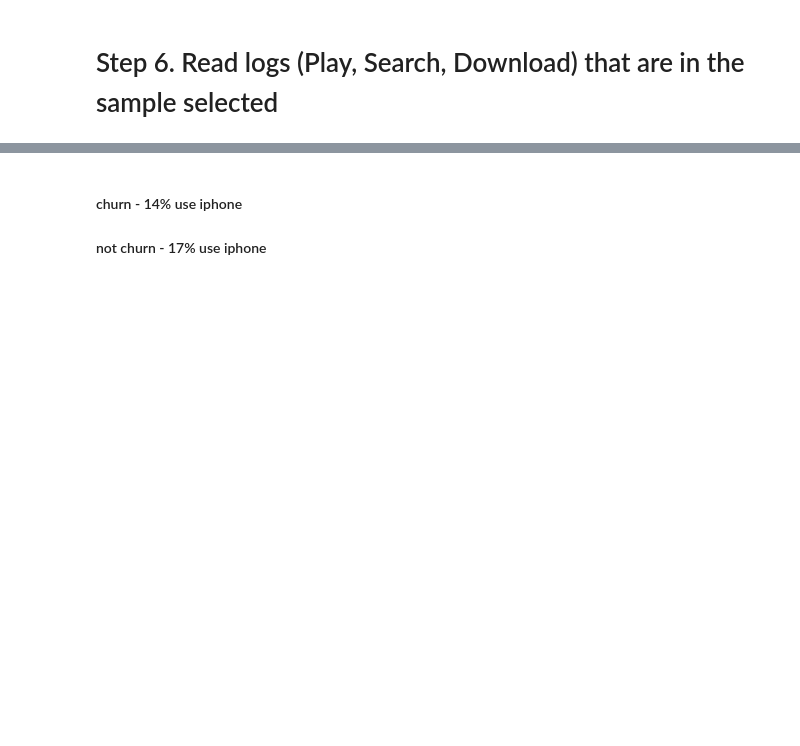
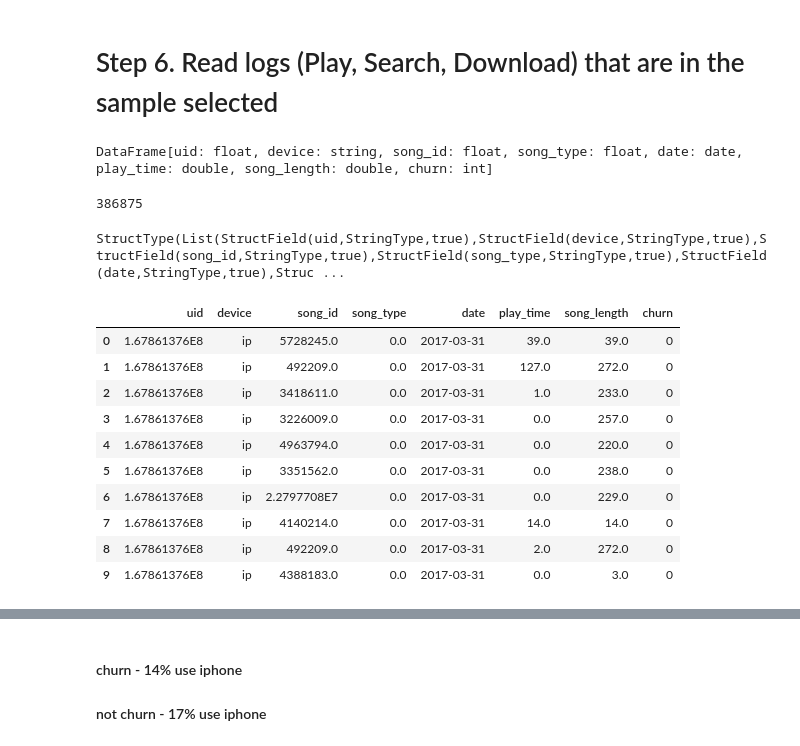
Before and after one commit to ZiweiDuan/MusicBox, a Jupyter notebook: Codes/5_Spark ETL (Extract & Transform & Load).ipynb, the cells around one changed output, grey strips where cells are left out. Cells and saved outputs as stored; diff of their text form; code cells hidden in the pictures; blank space fills up the shorter version.

```diff
--- a/Codes/5_Spark ETL (Extract & Transform & Load).ipynb
+++ b/Codes/5_Spark ETL (Extract & Transform & Load).ipynb
@@ -39,3 +42,14 @@ rdd = sc.textFile(name="../Data/all_play_log.log.fn")
+# %%
+spark = SparkSession \
+    .builder \
+    .appName("MusicBox Capstone") \
+    .getOrCreate()
+
+# appName: Sets a name for the application, which will be shown in the Spark web UI
+# config(string for configuration property, value string)
+# config(conf=SparkConf())
+# can create a class pyspark.SparkConf(..), and call it in when building a SparkSession
+# .config("spark.some.config.option", "some-value") \
 # %%
 # takes 4 minutes to run.... cautious
 rdd.count()
@@ -350,0 +331,4 @@ play_sample = song_df_valid_2.filter(song_df_valid_2.date < 20170429) \
+# %%
+play_sample.unpersist()
+# %% [output]
+DataFrame[uid: float, device: string, song_id: float, song_type: float, date: date, play_time: double, song_length: double, churn: int]
@@ -350,0 +343,4 @@ play_sample = song_df_valid_2.filter(song_df_valid_2.date < 20170429) \
+# %%
+play_sample.count()
+# %% [output]
+386875
@@ -350,0 +350,19 @@ play_sample = song_df_valid_2.filter(song_df_valid_2.date < 20170429) \
+# %%
+play_sample = spark.read.csv('../Data/play_sample.csv', header=True)
+play_sample.schema
+# %% [output]
+StructType(List(StructField(uid,StringType,true),StructField(device,StringType,true),StructField(song_id,StringType,true),StructField(song_type,StringType,true),StructField(date,StringType,true),Struc ...
+# %%
+pd.DataFrame(play_sample.take(10), columns=play_sample.columns)
+# %% [output]
+|  | uid | device | song_id | song_type | date | play_time | song_length | churn |
+| 0 | 1.67861376E8 | ip | 5728245.0 | 0.0 | 2017-03-31 | 39.0 | 39.0 | 0 |
+| 1 | 1.67861376E8 | ip | 492209.0 | 0.0 | 2017-03-31 | 127.0 | 272.0 | 0 |
+| 2 | 1.67861376E8 | ip | 3418611.0 | 0.0 | 2017-03-31 | 1.0 | 233.0 | 0 |
+| 3 | 1.67861376E8 | ip | 3226009.0 | 0.0 | 2017-03-31 | 0.0 | 257.0 | 0 |
+| 4 | 1.67861376E8 | ip | 4963794.0 | 0.0 | 2017-03-31 | 0.0 | 220.0 | 0 |
+| 5 | 1.67861376E8 | ip | 3351562.0 | 0.0 | 2017-03-31 | 0.0 | 238.0 | 0 |
+| 6 | 1.67861376E8 | ip | 2.2797708E7 | 0.0 | 2017-03-31 | 0.0 | 229.0 | 0 |
+| 7 | 1.67861376E8 | ip | 4140214.0 | 0.0 | 2017-03-31 | 14.0 | 14.0 | 0 |
+| 8 | 1.67861376E8 | ip | 492209.0 | 0.0 | 2017-03-31 | 2.0 | 272.0 | 0 |
+| 9 | 1.67861376E8 | ip | 4388183.0 | 0.0 | 2017-03-31 | 0.0 | 3.0 | 0 |
```
Also changed, not shown: parts of 129 cells of this notebook.
